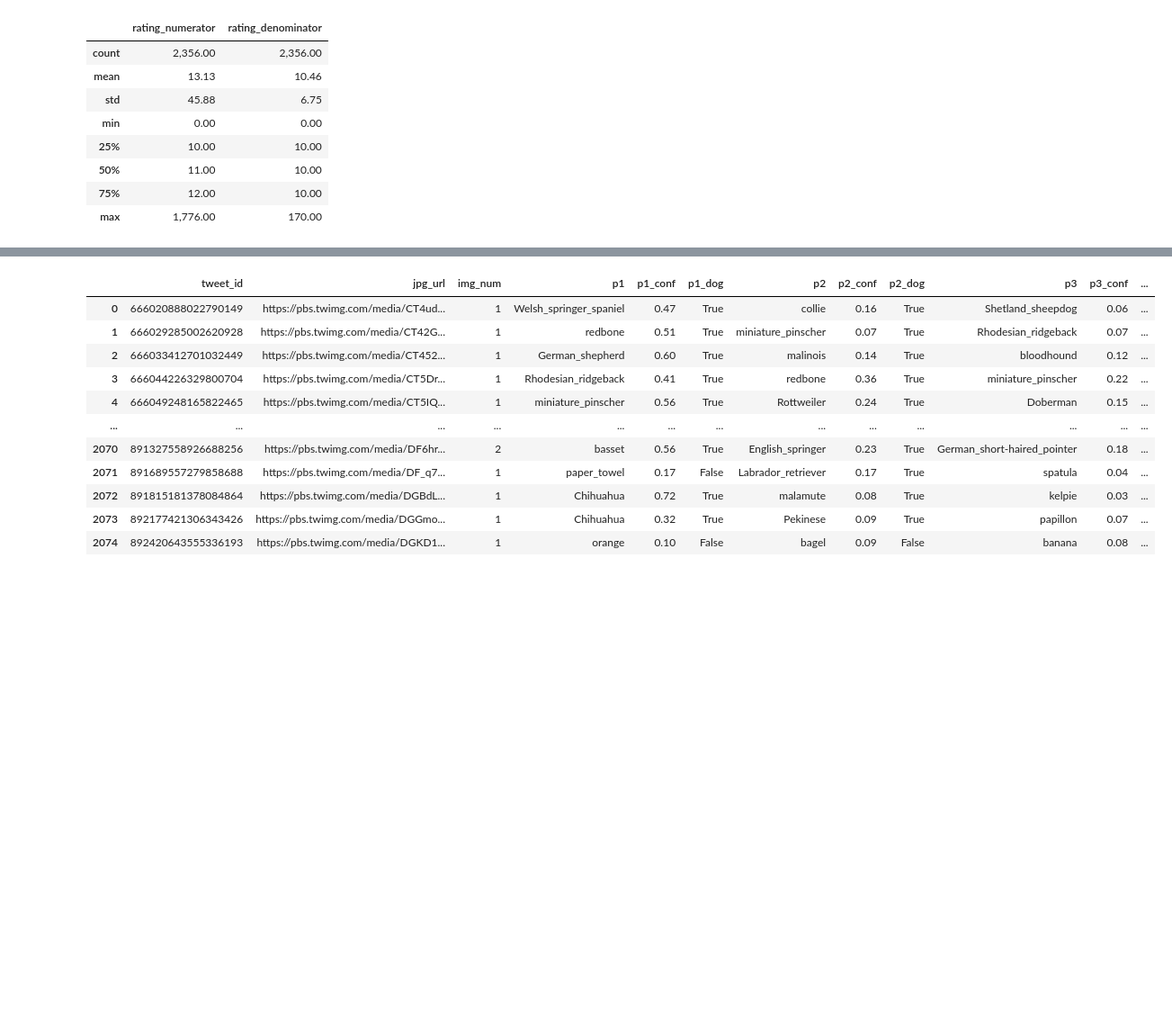
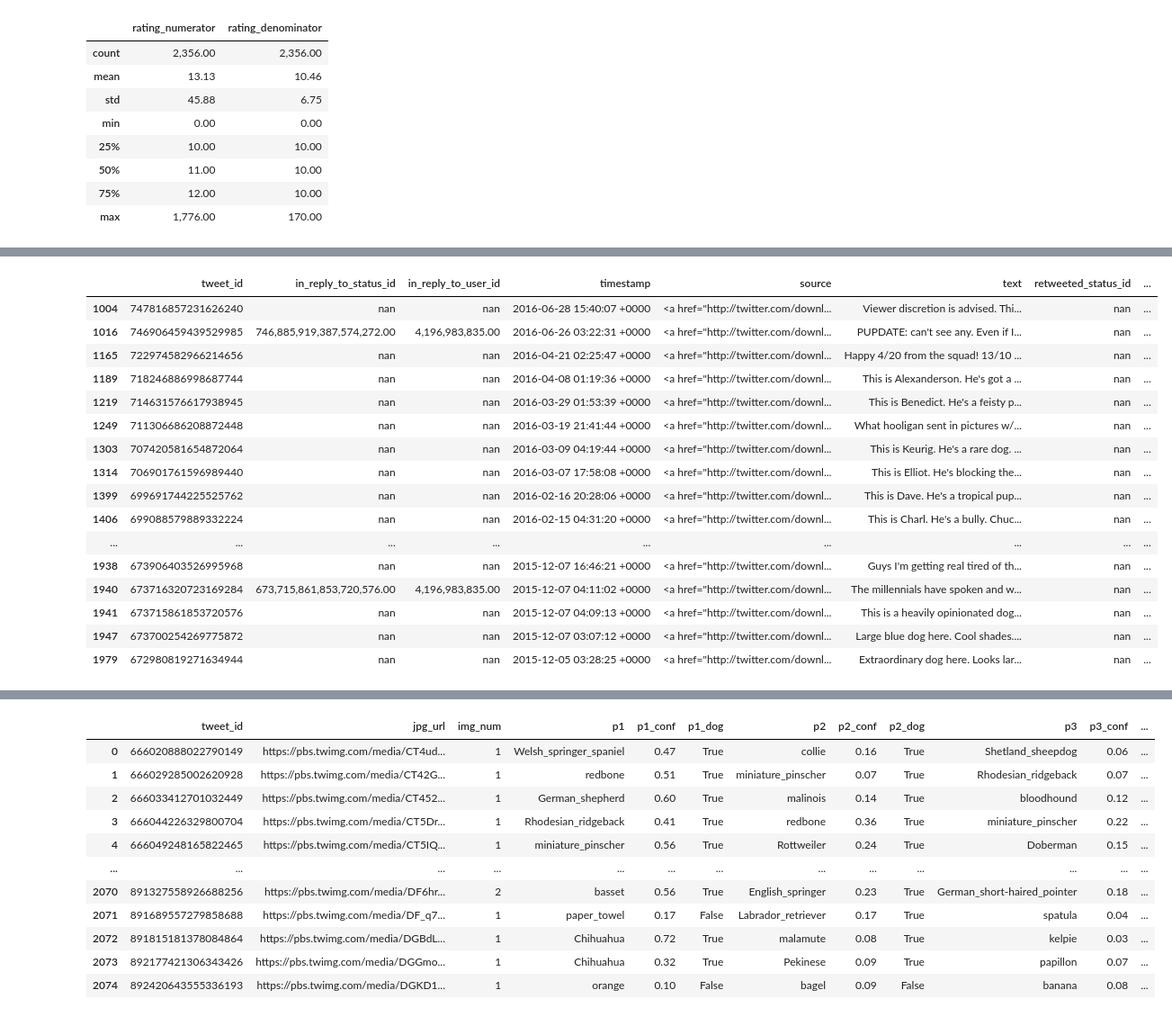
Before and after one commit to ahmed-gharib89/wrangle-and-analyze_data, a Jupyter notebook: wrangle_act.ipynb, the cells around one changed output, grey strips where cells are left out. Shown at 90% size. Saved outputs shown, nothing was run; the diff lists cells and outputs as text; code cells hidden in the pictures; blank space fills up the shorter version.

```diff
--- a/wrangle_act.ipynb
+++ b/wrangle_act.ipynb
@@ -139,0 +187,20 @@ df_arch[['rating_numerator', 'rating_denominator']].describe()
+# %%
+df_arch[df_arch.rating_numerator <= 5].loc[1000:2000, :]
+# %% [output]
+|  | tweet_id | in_reply_to_status_id | in_reply_to_user_id | timestamp | source | text | retweeted_status_id | ... |
+| 1004 | 747816857231626240 | nan | nan | 2016-06-28 15:40:07 +0000 | <a href="http://twitter.com/downl... | Viewer discretion is advised. Thi... | nan | ... |
+| 1016 | 746906459439529985 | 746,885,919,387,574,272.00 | 4,196,983,835.00 | 2016-06-26 03:22:31 +0000 | <a href="http://twitter.com/downl... | PUPDATE: can't see any. Even if I... | nan | ... |
+| 1165 | 722974582966214656 | nan | nan | 2016-04-21 02:25:47 +0000 | <a href="http://twitter.com/downl... | Happy 4/20 from the squad! 13/10 ... | nan | ... |
+| 1189 | 718246886998687744 | nan | nan | 2016-04-08 01:19:36 +0000 | <a href="http://twitter.com/downl... | This is Alexanderson. He's got a ... | nan | ... |
+| 1219 | 714631576617938945 | nan | nan | 2016-03-29 01:53:39 +0000 | <a href="http://twitter.com/downl... | This is Benedict. He's a feisty p... | nan | ... |
+| 1249 | 711306686208872448 | nan | nan | 2016-03-19 21:41:44 +0000 | <a href="http://twitter.com/downl... | What hooligan sent in pictures w/... | nan | ... |
+| 1303 | 707420581654872064 | nan | nan | 2016-03-09 04:19:44 +0000 | <a href="http://twitter.com/downl... | This is Keurig. He's a rare dog. ... | nan | ... |
+| 1314 | 706901761596989440 | nan | nan | 2016-03-07 17:58:08 +0000 | <a href="http://twitter.com/downl... | This is Elliot. He's blocking the... | nan | ... |
+| 1399 | 699691744225525762 | nan | nan | 2016-02-16 20:28:06 +0000 | <a href="http://twitter.com/downl... | This is Dave. He's a tropical pup... | nan | ... |
+| 1406 | 699088579889332224 | nan | nan | 2016-02-15 04:31:20 +0000 | <a href="http://twitter.com/downl... | This is Charl. He's a bully. Chuc... | nan | ... |
+| ... | ... | ... | ... | ... | ... | ... | ... | ... |
+| 1938 | 673906403526995968 | nan | nan | 2015-12-07 16:46:21 +0000 | <a href="http://twitter.com/downl... | Guys I'm getting real tired of th... | nan | ... |
+| 1940 | 673716320723169284 | 673,715,861,853,720,576.00 | 4,196,983,835.00 | 2015-12-07 04:11:02 +0000 | <a href="http://twitter.com/downl... | The millennials have spoken and w... | nan | ... |
+| 1941 | 673715861853720576 | nan | nan | 2015-12-07 04:09:13 +0000 | <a href="http://twitter.com/downl... | This is a heavily opinionated dog... | nan | ... |
+| 1947 | 673700254269775872 | nan | nan | 2015-12-07 03:07:12 +0000 | <a href="http://twitter.com/downl... | Large blue dog here. Cool shades.... | nan | ... |
+| 1979 | 672980819271634944 | nan | nan | 2015-12-05 03:28:25 +0000 | <a href="http://twitter.com/downl... | Extraordinary dog here. Looks lar... | nan | ... |
```
Also changed, not shown: parts of 47 cells of this notebook, 4 other files.
